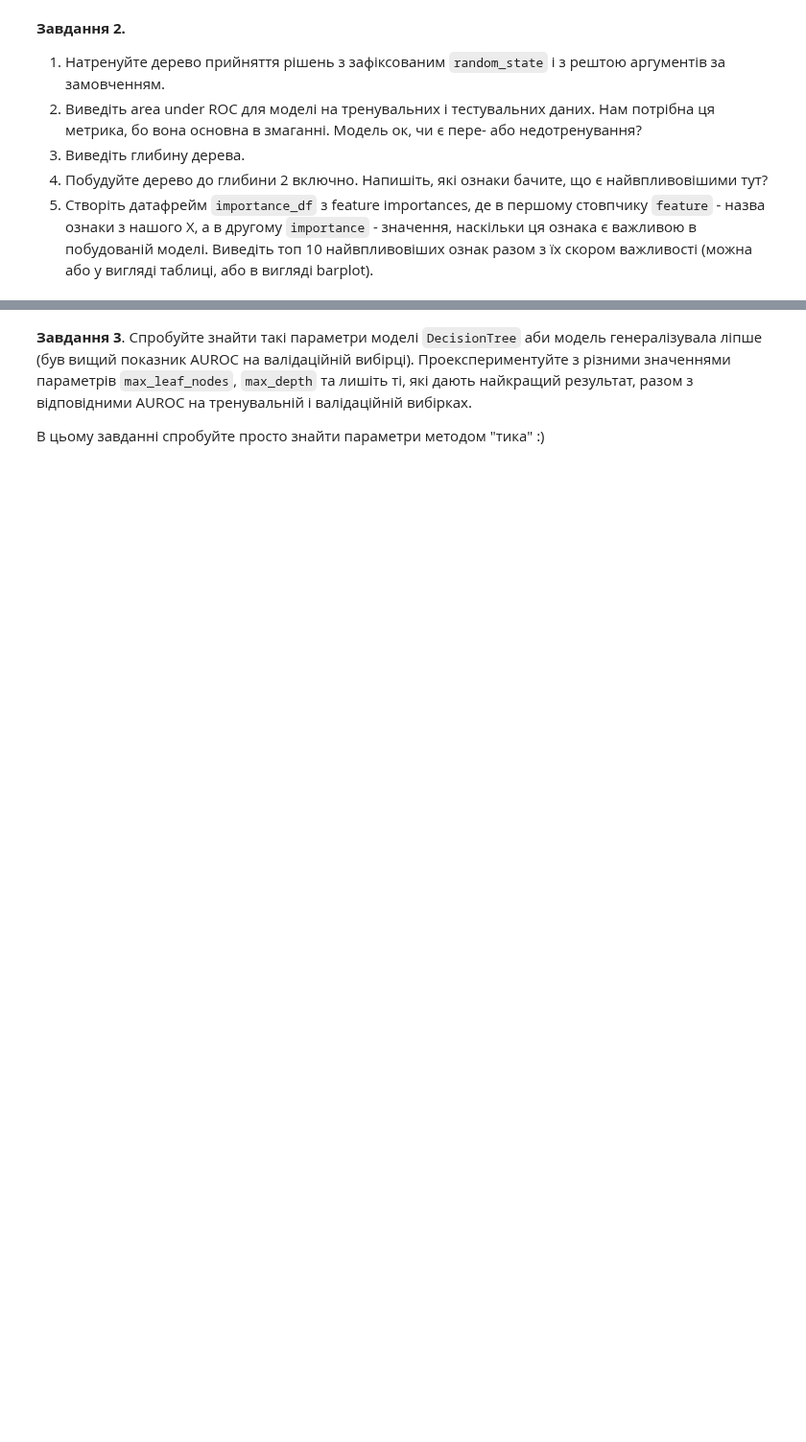
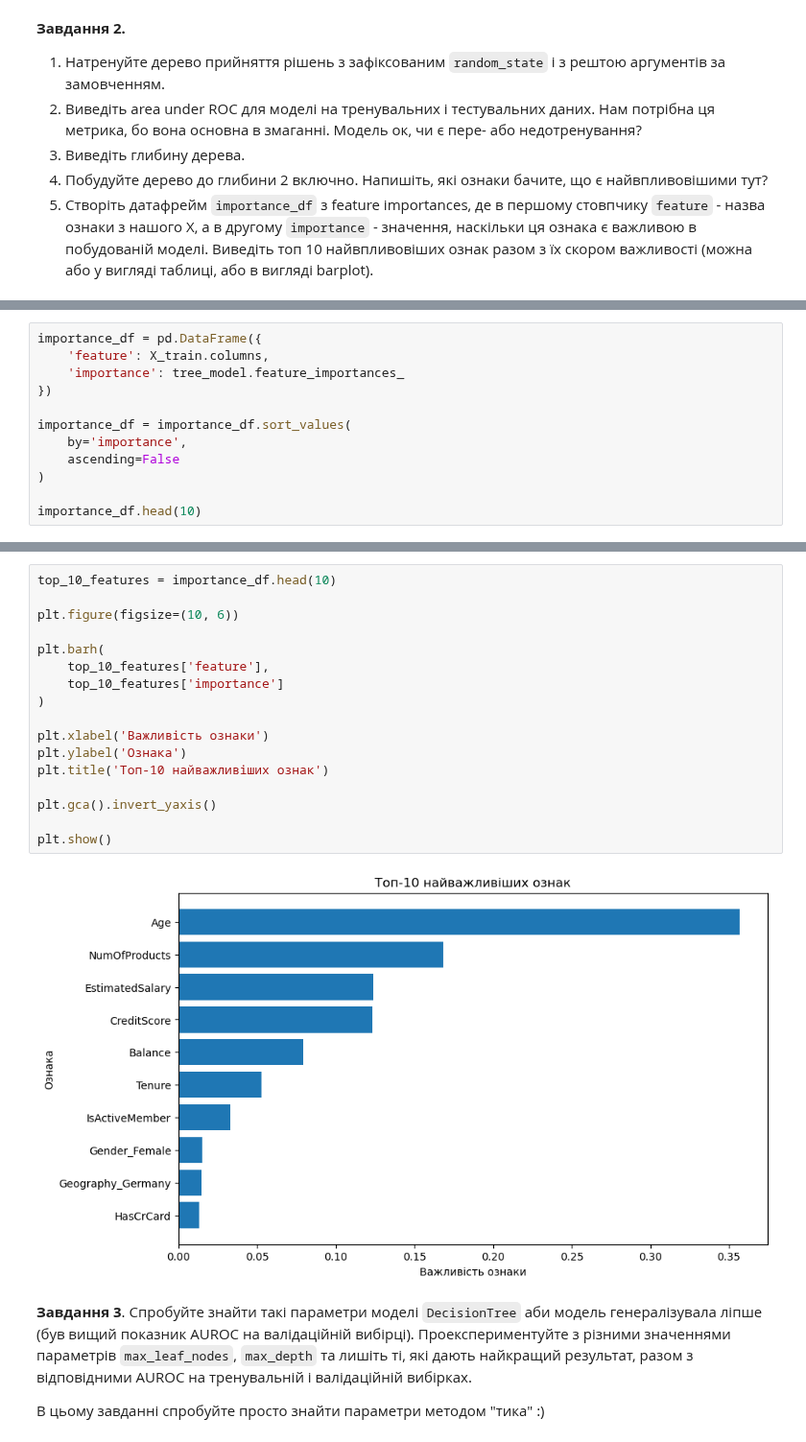
Before and after one commit to inna1999-pl/python_for_ds_tasks, a Jupyter notebook: Machine learning. New course/Kaggle competition 1 (Bank Customer Churn Prediction (DLU Course c.5))/HW_2_3_Дерева_прийняття_рішень.ipynb, the cells around one changed output, grey strips where cells are left out. Shown at 96% size. Drawn from its saved outputs; the diff is of its cells as text; blank space fills up the shorter version.

```diff
--- a/Machine learning. New course/Kaggle competition 1 (Bank Customer Churn Prediction (DLU Course c.5))/HW_2_3_Дерева_прийняття_рішень.ipynb
+++ b/Machine learning. New course/Kaggle competition 1 (Bank Customer Churn Prediction (DLU Course c.5))/HW_2_3_Дерева_прийняття_рішень.ipynb
@@ -43,0 +128,12 @@
+# %%
+importance_df = pd.DataFrame({
+    'feature': X_train.columns,
+    'importance': tree_model.feature_importances_
+})
+
+importance_df = importance_df.sort_values(
+    by='importance',
+    ascending=False
+)
+
+importance_df.head(10)
@@ -44,3 +152,22 @@
+# %%
+top_10_features = importance_df.head(10)
+
+plt.figure(figsize=(10, 6))
+
+plt.barh(
+    top_10_features['feature'],
+    top_10_features['importance']
+)
+
+plt.xlabel('Важливість ознаки')
+plt.ylabel('Ознака')
+plt.title('Топ-10 найважливіших ознак')
+
+plt.gca().invert_yaxis()
+
+plt.show()
+# %% [output]
+[figure, added]
 # %% [markdown]
 **Завдання 3**. Спробуйте знайти такі параметри моделі `DecisionTree` аби модель генералізувала ліпше (був вищий показник AUROC на валідаційній вибірці). Проекспериментуйте з різними значеннями параметрів `max_leaf_nodes`, `max_depth` та лишіть ті, які дають найкращий результат, разом з відповідними AUROC на тренувальній і валідаційній вибірках.
 
```
Also changed, not shown: parts of 25 cells of this notebook.
